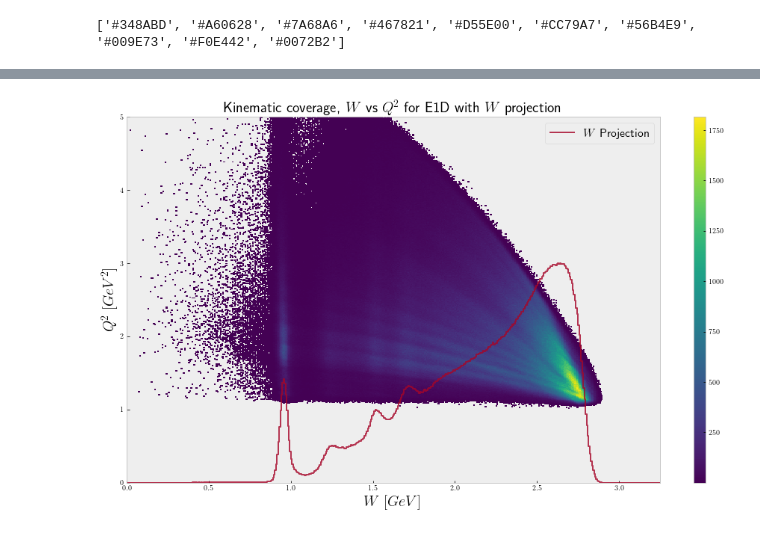
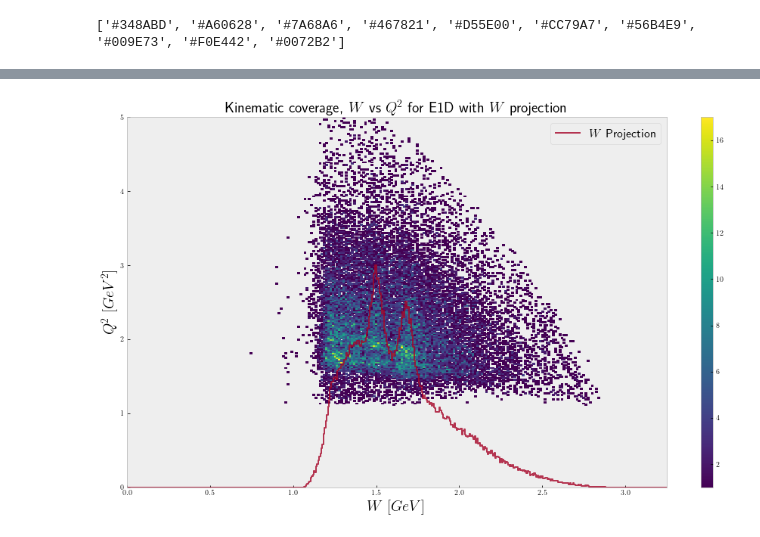
Before and after one commit to tylern4/analysisNotebooks, a Jupyter notebook: uproot.ipynb, the cells around one changed output, grey strips where cells are left out. Cells and saved outputs as stored; diff of their text form; code cells hidden in the pictures.

```diff
--- a/uproot.ipynb
+++ b/uproot.ipynb
@@ -36,9 +75,17 @@ hist_W = Hist1D(boost_hist=w.to_boost(), name="$W~[GeV]$")
 # %%
-#hist_W.histogram(density=True, factor=3.0)
-hist_W.histogram(label="$W$ Projection", density=True, factor=3.0, filled=False, alpha=0.8, color=COLOR_RED)
+Fullwvsq2 = up.open("/Users/tylern/Desktop/show/Full.root:W vs Q2/WvsQ2_channel")
+w = up.open("/Users/tylern/Desktop/show/Full.root:W vs Q2/W_channel")
+
+hist = Hist2D(boost_hist=wvsq2.to_boost(), xname="$W~[GeV]$", yname="$Q^2~[GeV^2]$")
+hist_W = Hist1D(boost_hist=w.to_boost(), name="$W~[GeV]$")
+
+
+hist_W.histogram(label="$W$ Projection", density=True, factor=3.0, filled=False, color=COLOR_RED)
 hist.plot(colorbar=True, density=False, zeros=False)
 plt.title("Kinematic coverage, $W$ vs $Q^2$ for E1D with $W$ projection")
 
+#plt.xlim(left=1.0, right=2.0)
+
 plt.show()
 # %% [output]
-[figure, old version]
+[figure, new version]
```
Also changed, not shown: parts of 21 cells of this notebook, 22 other files.
